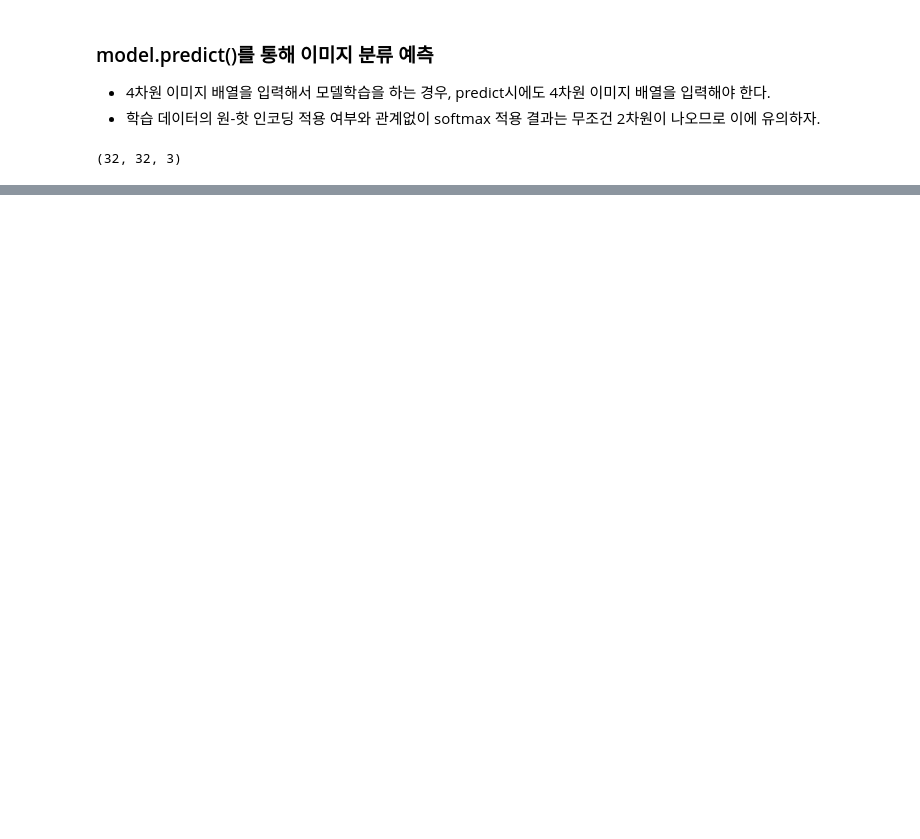
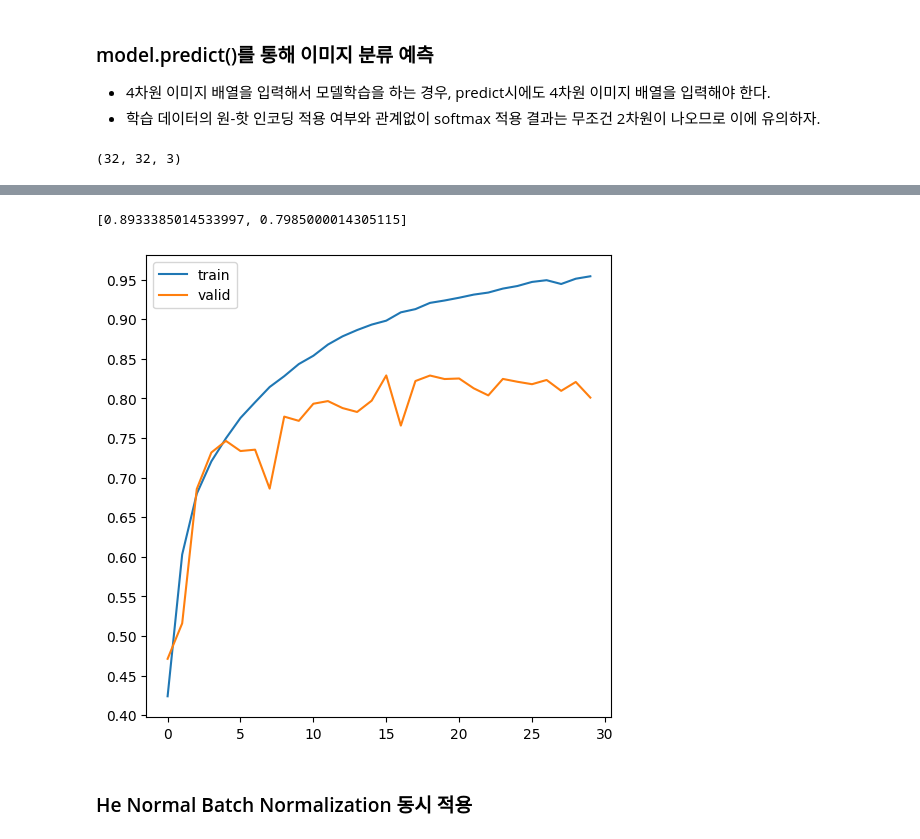
Before and after one commit to SSUcheese/inflearn-cnn-perfect-guide, a Jupyter notebook: cifar10-custom-review.ipynb, the cells around one changed output, grey strips where cells are left out. Drawn from its saved outputs; the diff is of its cells as text; code cells hidden in the pictures; blank space fills up the shorter version.

```diff
--- a/cifar10-custom-review.ipynb
+++ b/cifar10-custom-review.ipynb
@@ -361,0 +661,3 @@ show_images(test_images[:8], test_labels[:8], ncols=8)
+# %%
+batch_normalized_model.compile(optimizer=Adam(), loss='categorical_crossentropy', metrics=['accuracy'])
+history = batch_normalized_model.fit(x=train_images, y=train_oh_labels, batch_size=64, epochs=30, validation_split=0.15)
@@ -361,0 +682,5 @@ show_images(test_images[:8], test_labels[:8], ncols=8)
+# %%
+show_history(history)
+
+batch_normalized_model.evaluate(test_images, test_oh_labels)
+# %% [output]
@@ -361,0 +688,4 @@ show_images(test_images[:8], test_labels[:8], ncols=8)
+[0.8933385014533997, 0.7985000014305115]
+[figure, added]
+# %% [markdown]
+### He Normal Batch Normalization 동시 적용
```
Also changed, not shown: parts of 28 cells of this notebook.
